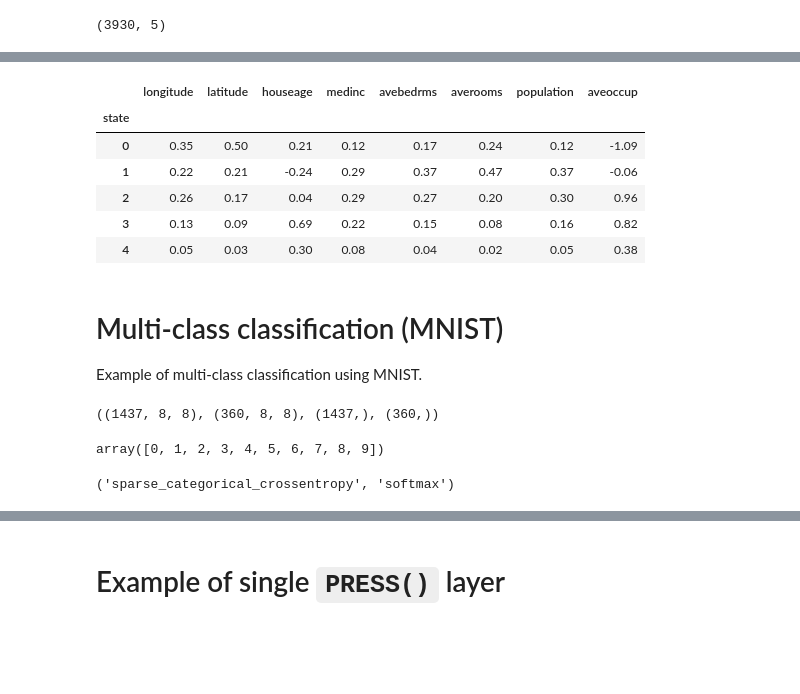
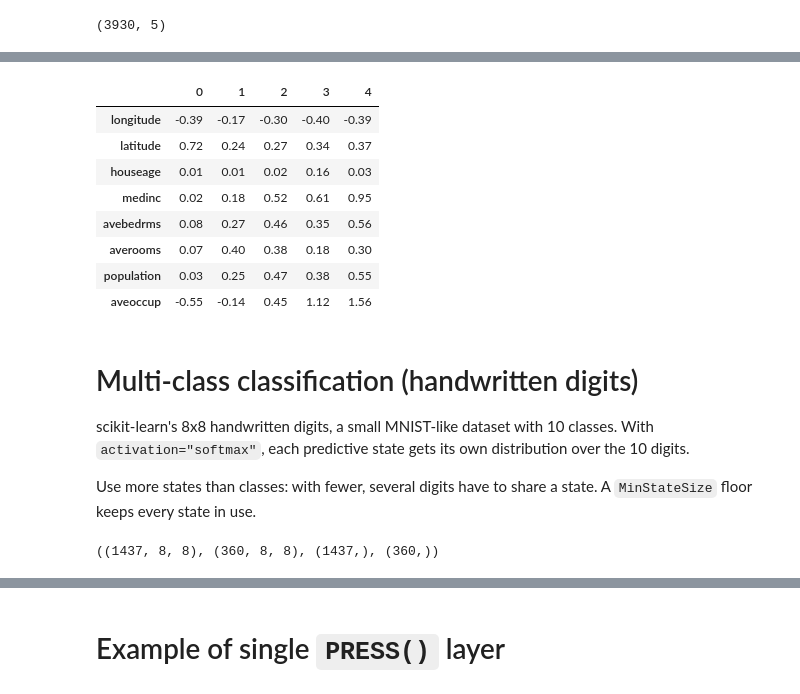
Before and after one commit to gmgeorg/pypress, a Jupyter notebook: notebooks/demo.ipynb, the cells around one changed output, grey strips where cells are left out. Drawn from its saved outputs; the diff is of its cells as text; code cells hidden in the pictures; blank space fills up the shorter version.

```diff
--- a/notebooks/demo.ipynb
+++ b/notebooks/demo.ipynb
@@ -571,17 +571,24 @@ state
 dtype: float32
-# %%
-utils.agg_data_by_state(pred_emb, X_ts).round(2)
-# %% [output]
-|  | longitude | latitude | houseage | medinc | avebedrms | averooms | population | aveoccup |
-| state |  |  |  |  |  |  |  |  |
-| 0 | 0.35 | 0.50 | 0.21 | 0.12 | 0.17 | 0.24 | 0.12 | -1.09 |
-| 1 | 0.22 | 0.21 | -0.24 | 0.29 | 0.37 | 0.47 | 0.37 | -0.06 |
-| 2 | 0.26 | 0.17 | 0.04 | 0.29 | 0.27 | 0.20 | 0.30 | 0.96 |
-| 3 | 0.13 | 0.09 | 0.69 | 0.22 | 0.15 | 0.08 | 0.16 | 0.82 |
-| 4 | 0.05 | 0.03 | 0.30 | 0.08 | 0.04 | 0.02 | 0.05 | 0.38 |
-# %% [markdown]
-# Multi-class classification (MNIST)
-
-Example of multi-class classification using MNIST.
+# %%
+# Each feature's mean within each state, weighted by the predictive state weights.
+utils.agg_data_by_state(X_ts, pred_emb).round(2)
+# %% [output]
+|  | 0 | 1 | 2 | 3 | 4 |
+| longitude | -0.39 | -0.17 | -0.30 | -0.40 | -0.39 |
+| latitude | 0.72 | 0.24 | 0.27 | 0.34 | 0.37 |
+| houseage | 0.01 | 0.01 | 0.02 | 0.16 | 0.03 |
+| medinc | 0.02 | 0.18 | 0.52 | 0.61 | 0.95 |
+| avebedrms | 0.08 | 0.27 | 0.46 | 0.35 | 0.56 |
+| averooms | 0.07 | 0.40 | 0.38 | 0.18 | 0.30 |
+| population | 0.03 | 0.25 | 0.47 | 0.38 | 0.55 |
+| aveoccup | -0.55 | -0.14 | 0.45 | 1.12 | 1.56 |
+# %% [markdown]
+# Multi-class classification (handwritten digits)
+
+scikit-learn's 8x8 handwritten digits, a small MNIST-like dataset with 10 classes. With `activation="softmax"`, each
+predictive state gets its own distribution over the 10 digits.
+
+Use more states than classes: with fewer, several digits have to share a state. A `MinStateSize` floor keeps every
+state in use.
 # %%
 digits = sklearn.datasets.load_digits()
@@ -595,12 +598,3 @@ X_train, X_test, y_train, y_test = sklearn.model_selection.train_test_split(
 X_train.shape, X_test.shape, y_train.shape, y_test.shape
 # %% [output]
 ((1437, 8, 8), (360, 8, 8), (1437,), (360,))
-# %%
-np.unique(y_train)
-# %% [output]
-array([0, 1, 2, 3, 4, 5, 6, 7, 8, 9])
-# %%
-loss_fn, act, metrics = _get_loss_activation_metrics(y_train)
-loss_fn, act
-# %% [output]
-('sparse_categorical_crossentropy', 'softmax')
```
Also changed, not shown: parts of 37 cells of this notebook.
